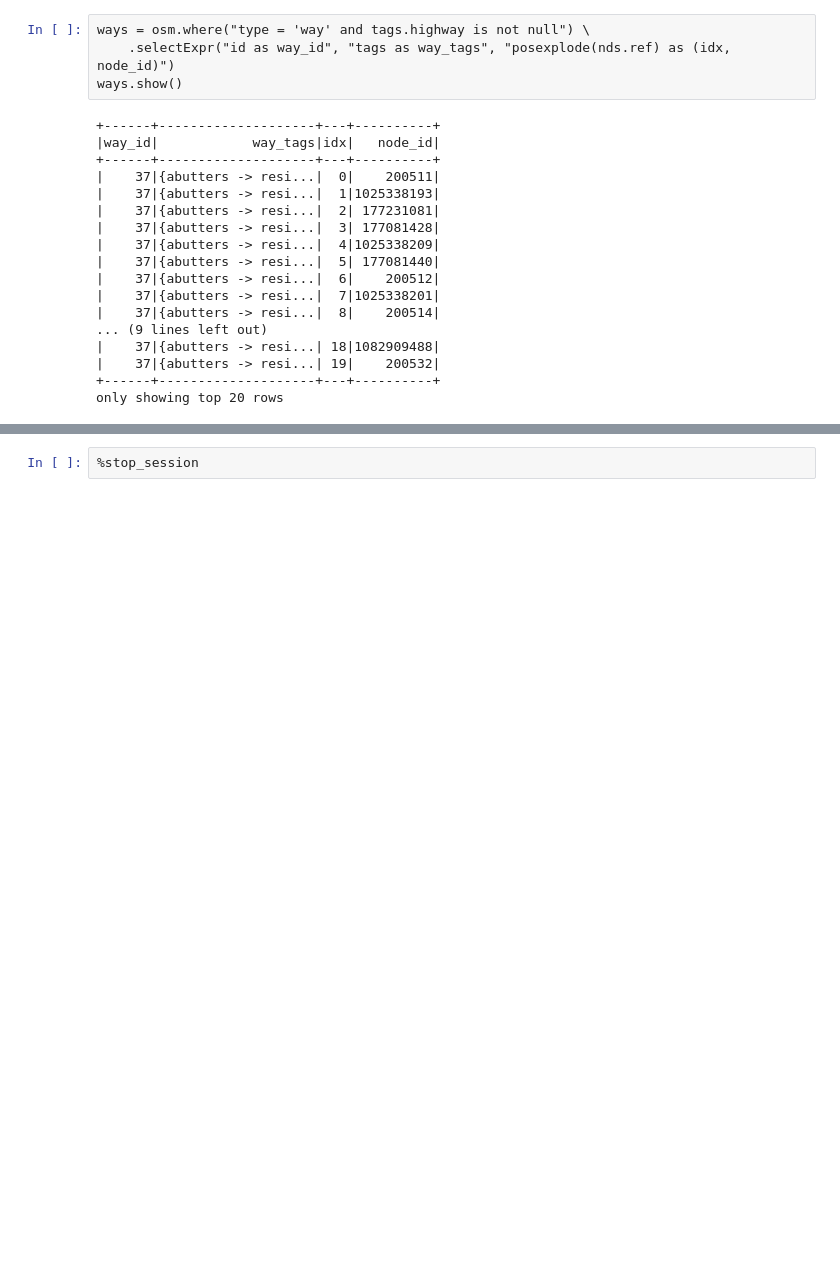
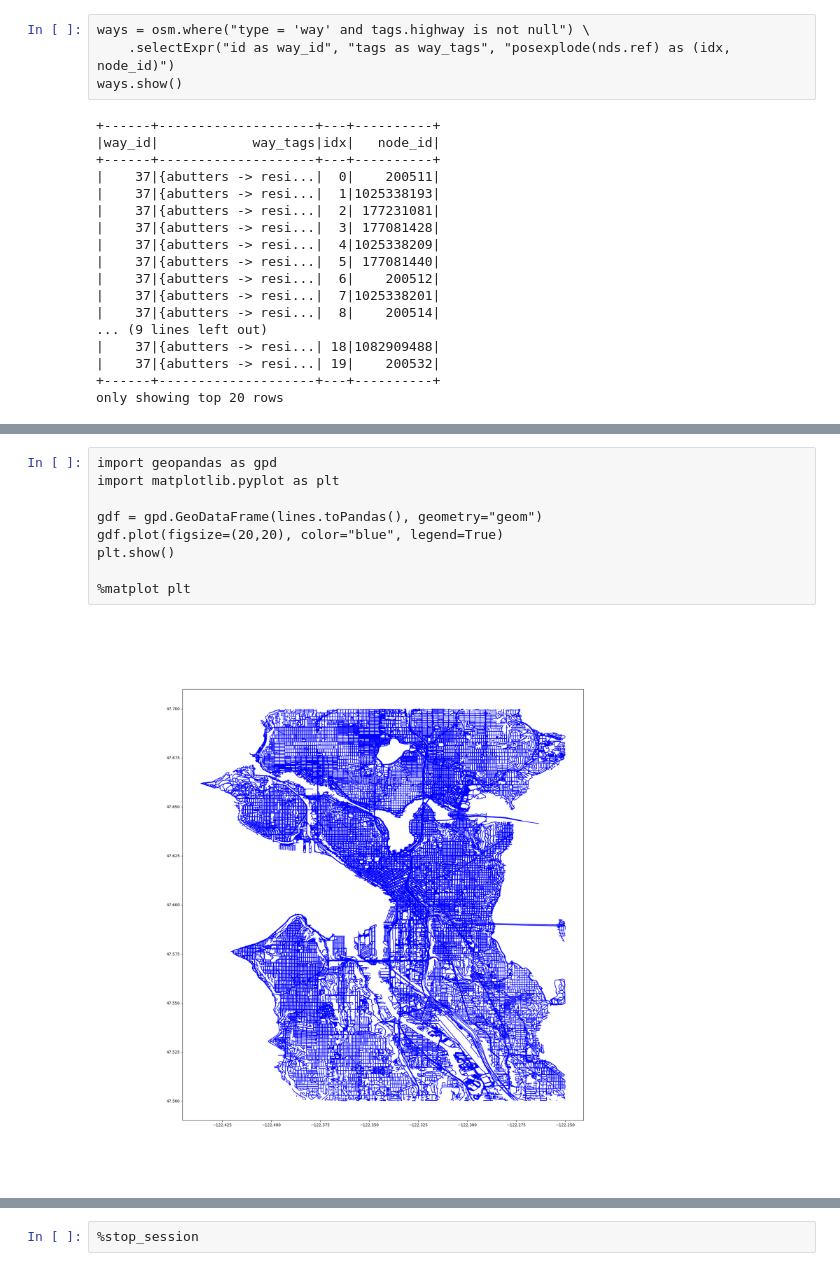
Before and after one commit to n0rb3rt/glue-sedona-osm, a Jupyter notebook: glue-sedona-osm.ipynb, the cells around one changed output, grey strips where cells are left out. Drawn from its saved outputs; the diff is of its cells as text; blank space fills up the shorter version.

Commit message:
plot

```diff
--- a/glue-sedona-osm.ipynb
+++ b/glue-sedona-osm.ipynb
@@ -164,0 +187,11 @@ only showing top 20 rows
+# %%
+import geopandas as gpd
+import matplotlib.pyplot as plt
+
+gdf = gpd.GeoDataFrame(lines.toPandas(), geometry="geom")
+gdf.plot(figsize=(20,20), color="blue", legend=True)
+plt.show()
+
+%matplot plt
+# %% [output]
+[figure, added]
```
Also changed, not shown: parts of 7 cells of this notebook.
